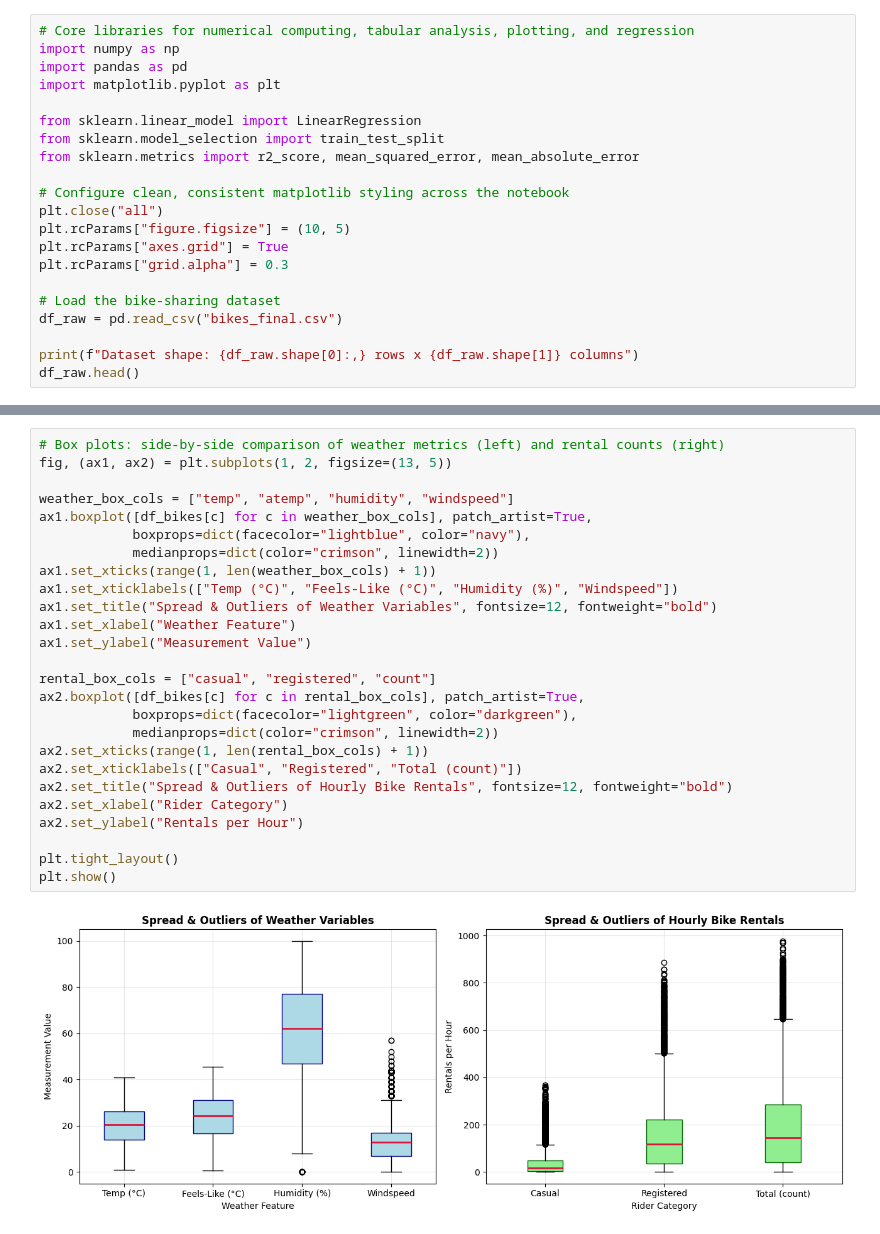
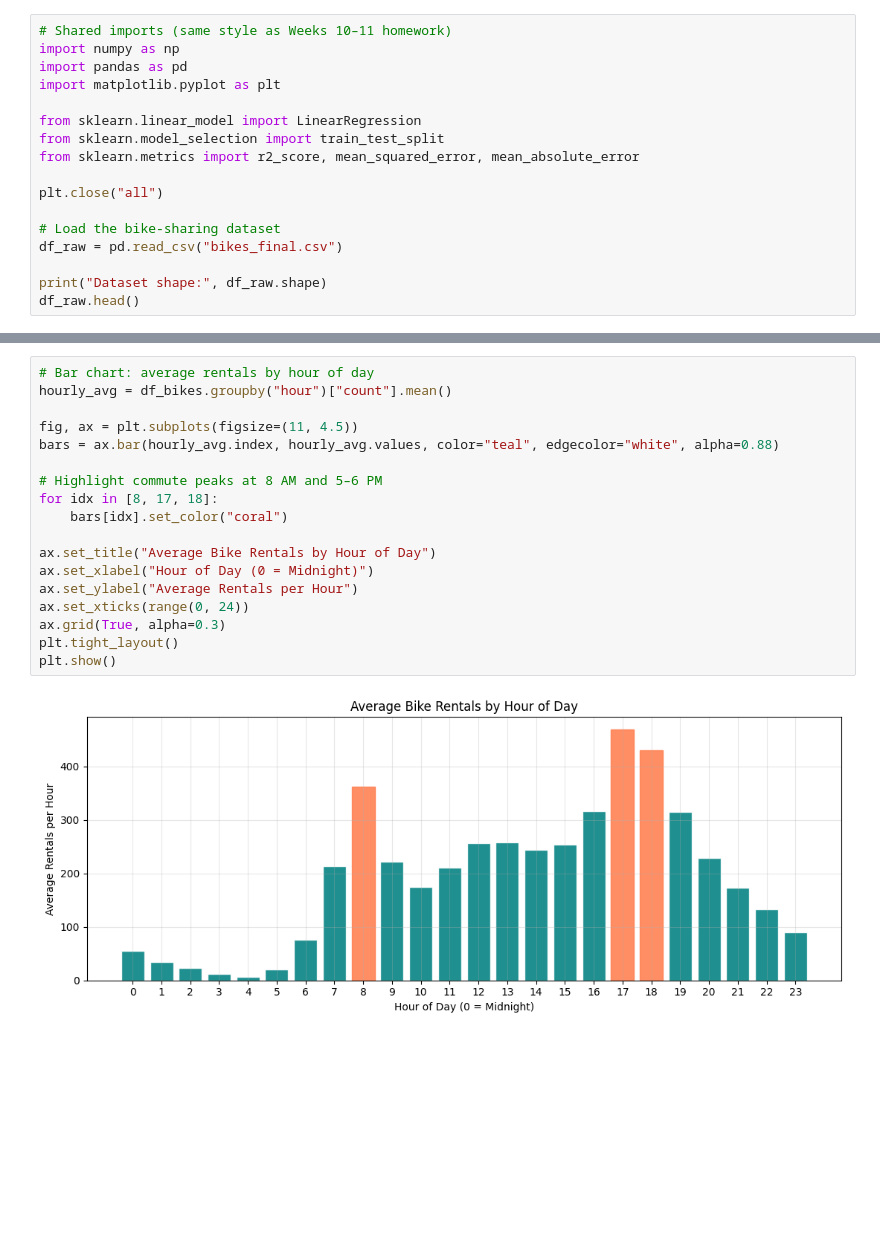
Before and after one commit to ehui-lab/ehui-boston, a Jupyter notebook: bu-cds-dx602/homework/final_project/dx602_final_project.ipynb, the cells around one changed output, grey strips where cells are left out. Drawn from its saved outputs; the diff is of its cells as text; blank space fills up the shorter version.

```diff
--- a/bu-cds-dx602/homework/final_project/dx602_final_project.ipynb
+++ b/bu-cds-dx602/homework/final_project/dx602_final_project.ipynb
@@ -24,5 +24,5 @@ In this section, we import the required Python libraries (`numpy`, `pandas`, `ma
 # %%
-# Core libraries for numerical computing, tabular analysis, plotting, and regression
+# Shared imports (same style as Weeks 10–11 homework)
 import numpy as np
 import pandas as pd
 import matplotlib.pyplot as plt
@@ -31,15 +31,11 @@ from sklearn.linear_model import LinearRegression
 from sklearn.model_selection import train_test_split
 from sklearn.metrics import r2_score, mean_squared_error, mean_absolute_error
 
-# Configure clean, consistent matplotlib styling across the notebook
 plt.close("all")
-plt.rcParams["figure.figsize"] = (10, 5)
-plt.rcParams["axes.grid"] = True
-plt.rcParams["grid.alpha"] = 0.3
 
 # Load the bike-sharing dataset
 df_raw = pd.read_csv("bikes_final.csv")
 
-print(f"Dataset shape: {df_raw.shape[0]:,} rows x {df_raw.shape[1]} columns")
+print("Dataset shape:", df_raw.shape)
 df_raw.head()
 # %% [output]
@@ -429,28 +364,20 @@ plot_histogram_grid(
 # %%
-# Box plots: side-by-side comparison of weather metrics (left) and rental counts (right)
-fig, (ax1, ax2) = plt.subplots(1, 2, figsize=(13, 5))
+# Bar chart: average rentals by hour of day
+hourly_avg = df_bikes.groupby("hour")["count"].mean()
 
-weather_box_cols = ["temp", "atemp", "humidity", "windspeed"]
-ax1.boxplot([df_bikes[c] for c in weather_box_cols], patch_artist=True,
-            boxprops=dict(facecolor="lightblue", color="navy"),
-            medianprops=dict(color="crimson", linewidth=2))
-ax1.set_xticks(range(1, len(weather_box_cols) + 1))
-ax1.set_xticklabels(["Temp (°C)", "Feels-Like (°C)", "Humidity (%)", "Windspeed"])
-ax1.set_title("Spread & Outliers of Weather Variables", fontsize=12, fontweight="bold")
-ax1.set_xlabel("Weather Feature")
-ax1.set_ylabel("Measurement Value")
+fig, ax = plt.subplots(figsize=(11, 4.5))
+bars = ax.bar(hourly_avg.index, hourly_avg.values, color="teal", edgecolor="white", alpha=0.88)
 
-rental_box_cols = ["casual", "registered", "count"]
-ax2.boxplot([df_bikes[c] for c in rental_box_cols], patch_artist=True,
-            boxprops=dict(facecolor="lightgreen", color="darkgreen"),
-            medianprops=dict(color="crimson", linewidth=2))
-ax2.set_xticks(range(1, len(rental_box_cols) + 1))
-ax2.set_xticklabels(["Casual", "Registered", "Total (count)"])
-ax2.set_title("Spread & Outliers of Hourly Bike Rentals", fontsize=12, fontweight="bold")
-ax2.set_xlabel("Rider Category")
-ax2.set_ylabel("Rentals per Hour")
+# Highlight commute peaks at 8 AM and 5–6 PM
+for idx in [8, 17, 18]:
+    bars[idx].set_color("coral")
 
+ax.set_title("Average Bike Rentals by Hour of Day")
+ax.set_xlabel("Hour of Day (0 = Midnight)")
+ax.set_ylabel("Average Rentals per Hour")
+ax.set_xticks(range(0, 24))
+ax.grid(True, alpha=0.3)
 plt.tight_layout()
 plt.show()
 # %% [output]
-[figure, old version]
+[figure, new version]
```
Also changed, not shown: parts of 65 cells of this notebook.
